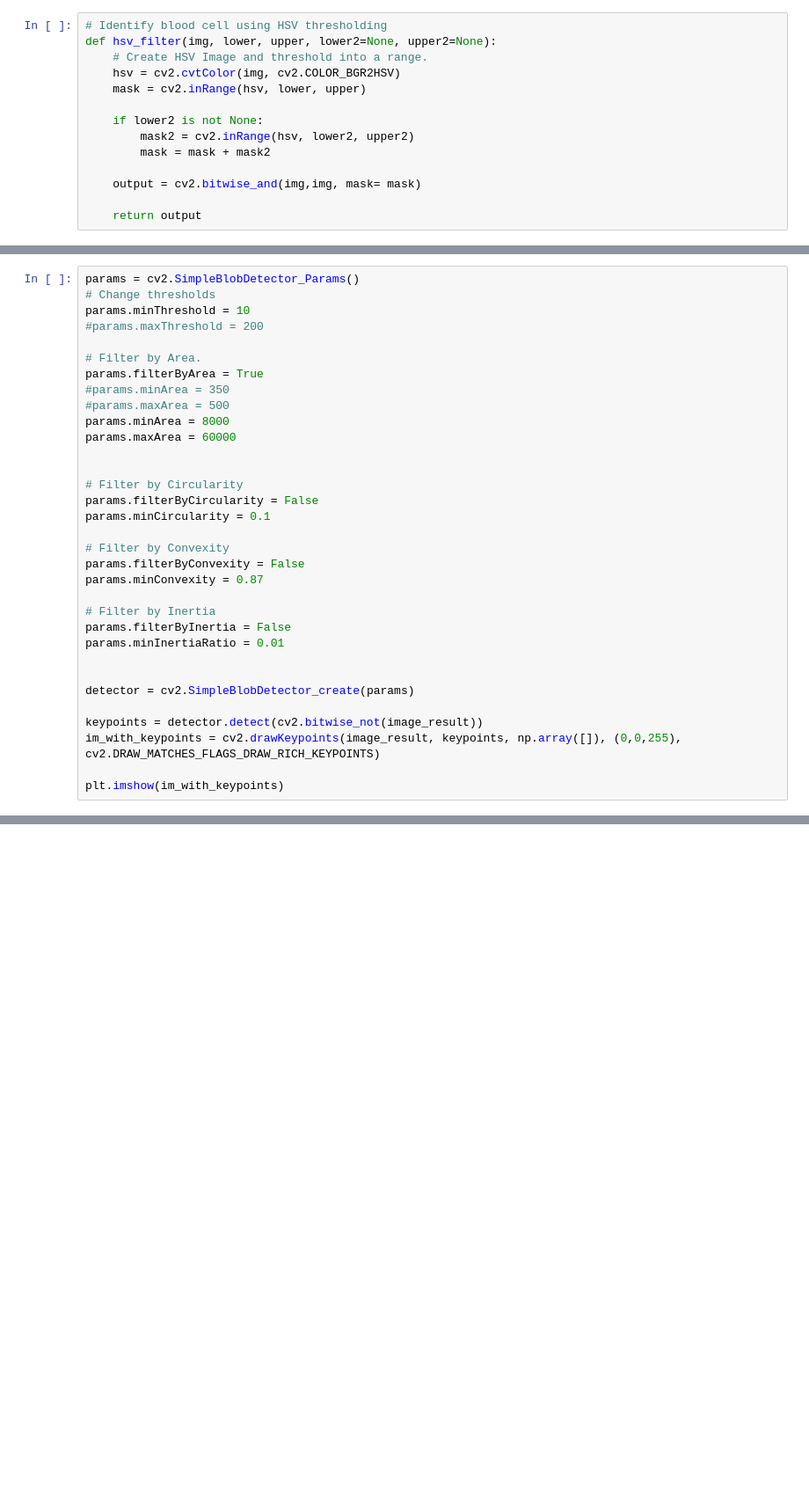
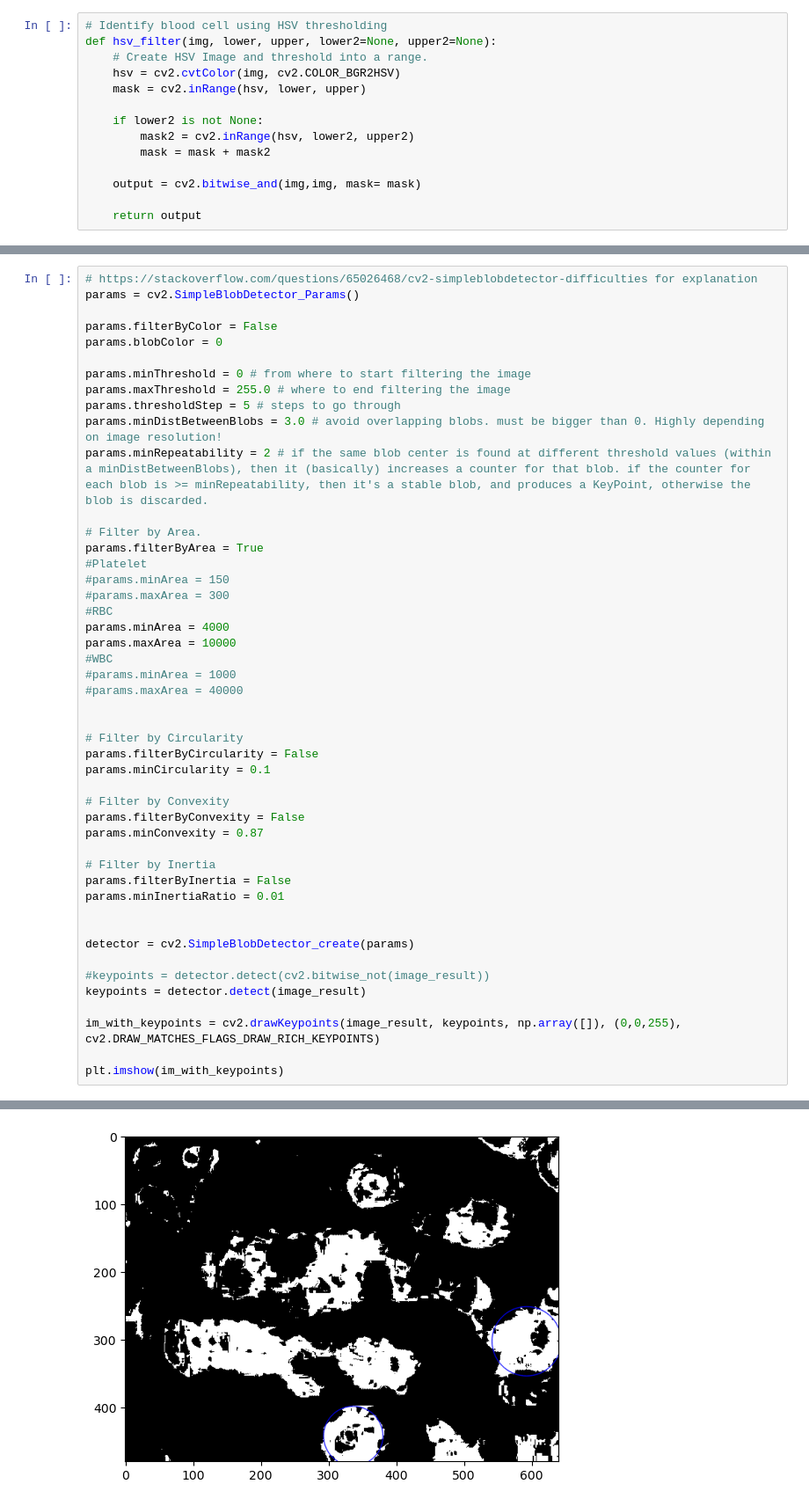
Before and after one commit to shreeja-shreeja/blood-image-exp, a Jupyter notebook: blood_segment.ipynb, the cells around one changed output, grey strips where cells are left out. Shown at 88% size. Drawn from its saved outputs; the diff is of its cells as text; blank space fills up the shorter version.

```diff
--- a/blood_segment.ipynb
+++ b/blood_segment.ipynb
@@ -177,15 +188,27 @@ plt.imshow(image_result)
 # %%
+# https://stackoverflow.com/questions/65026468/cv2-simpleblobdetector-difficulties for explanation
 params = cv2.SimpleBlobDetector_Params()
-# Change thresholds
-params.minThreshold = 10
-#params.maxThreshold = 200
+
+params.filterByColor = False
+params.blobColor = 0
+
+params.minThreshold = 0 # from where to start filtering the image
+params.maxThreshold = 255.0 # where to end filtering the image
+params.thresholdStep = 5 # steps to go through
+params.minDistBetweenBlobs = 3.0 # avoid overlapping blobs. must be bigger than 0. Highly depending on image resolution!
+params.minRepeatability = 2 # if the same blob center is found at different threshold values (within a minDistBetweenBlobs), then it (basically) increases a counter for that blob. if the counter for each blob is >= minRepeatability, then it's a stable blob, and produces a KeyPoint, otherwise the blob is discarded.
 
 # Filter by Area.
 params.filterByArea = True
-#params.minArea = 350
-#params.maxArea = 500
-params.minArea = 8000
-params.maxArea = 60000
+#Platelet
+#params.minArea = 150
+#params.maxArea = 300
+#RBC
+params.minArea = 4000
+params.maxArea = 10000
+#WBC
+#params.minArea = 1000
+#params.maxArea = 40000
 
 
 # Filter by Circularity
@@ -203,7 +226,10 @@ params.minInertiaRatio = 0.01
 
 detector = cv2.SimpleBlobDetector_create(params)
 
-keypoints = detector.detect(cv2.bitwise_not(image_result))
+#keypoints = detector.detect(cv2.bitwise_not(image_result))
+keypoints = detector.detect(image_result)
+
 im_with_keypoints = cv2.drawKeypoints(image_result, keypoints, np.array([]), (0,0,255), cv2.DRAW_MATCHES_FLAGS_DRAW_RICH_KEYPOINTS)
 
 plt.imshow(im_with_keypoints)
+# %% [output]
@@ -209,0 +237 @@ plt.imshow(im_with_keypoints)
+[figure, added]
```
Also changed, not shown: parts of 8 cells of this notebook, 2 other files.
